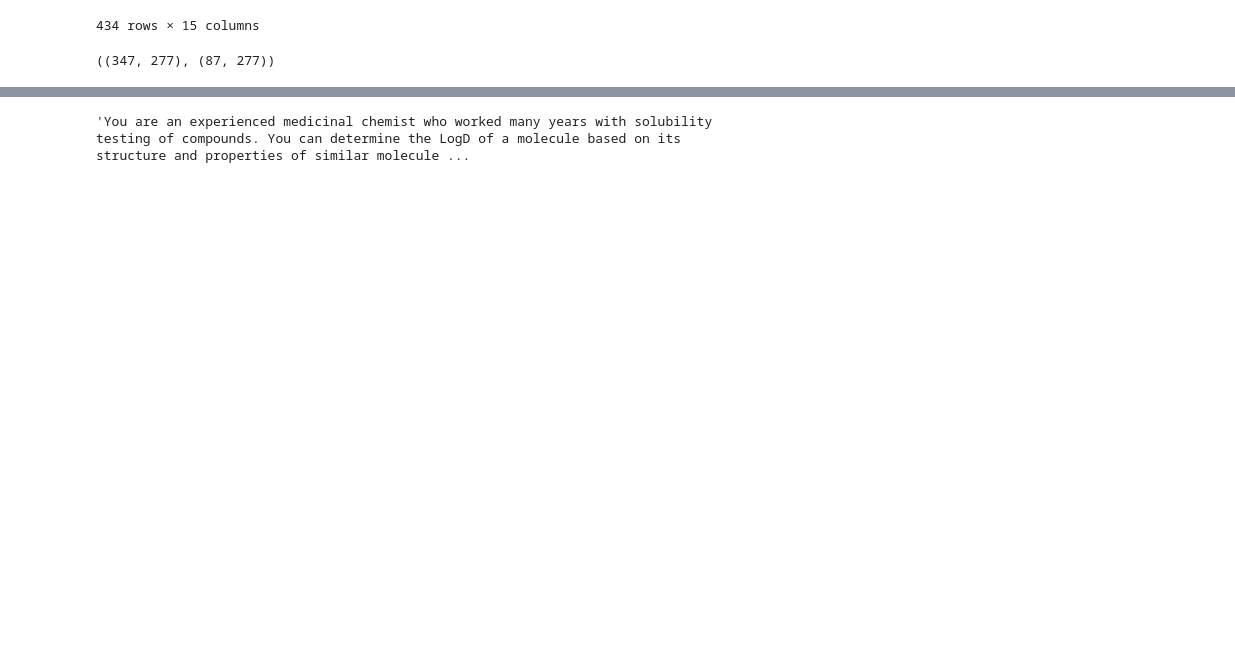
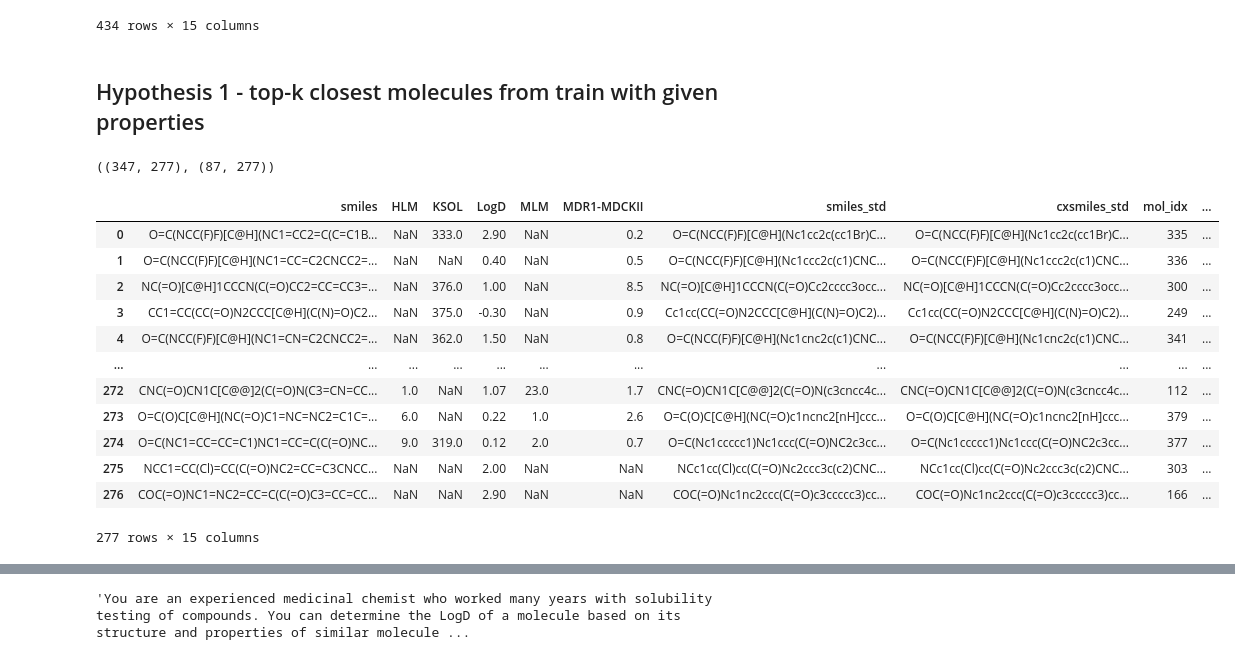
Before and after one commit to Alicegaz/AgenticADMET, a Jupyter notebook: notebooks/2.6_gemini_finetune.ipynb, the cells around one changed output, grey strips where cells are left out. Drawn from its saved outputs; the diff is of its cells as text; code cells hidden in the pictures; blank space fills up the shorter version.

```diff
--- a/notebooks/2.6_gemini_finetune.ipynb
+++ b/notebooks/2.6_gemini_finetune.ipynb
@@ -46,0 +96,2 @@ data
+# %% [markdown]
+## Hypothesis 1 - top-k closest molecules from train with given properties
@@ -57,3 +109,19 @@ val2ref_dist = tanimoto_similarity(val_ecfp, ref_ecfp)
 train2ref_dist.shape, val2ref_dist.shape
 # %% [output]
 ((347, 277), (87, 277))
+# %%
+ref_data
+# %% [output]
+|  | smiles | HLM | KSOL | LogD | MLM | MDR1-MDCKII | smiles_std | cxsmiles_std | mol_idx | ... |
+| 0 | O=C(NCC(F)F)[C@H](NC1=CC2=C(C=C1B... | NaN | 333.0 | 2.90 | NaN | 0.2 | O=C(NCC(F)F)[C@H](Nc1cc2c(cc1Br)C... | O=C(NCC(F)F)[C@H](Nc1cc2c(cc1Br)C... | 335 | ... |
+| 1 | O=C(NCC(F)F)[C@H](NC1=CC=C2CNCC2=... | NaN | NaN | 0.40 | NaN | 0.5 | O=C(NCC(F)F)[C@H](Nc1ccc2c(c1)CNC... | O=C(NCC(F)F)[C@H](Nc1ccc2c(c1)CNC... | 336 | ... |
+| 2 | NC(=O)[C@H]1CCCN(C(=O)CC2=CC=CC3=... | NaN | 376.0 | 1.00 | NaN | 8.5 | NC(=O)[C@H]1CCCN(C(=O)Cc2cccc3occ... | NC(=O)[C@H]1CCCN(C(=O)Cc2cccc3occ... | 300 | ... |
+| 3 | CC1=CC(CC(=O)N2CCC[C@H](C(N)=O)C2... | NaN | 375.0 | -0.30 | NaN | 0.9 | Cc1cc(CC(=O)N2CCC[C@H](C(N)=O)C2)... | Cc1cc(CC(=O)N2CCC[C@H](C(N)=O)C2)... | 249 | ... |
+| 4 | O=C(NCC(F)F)[C@H](NC1=CN=C2CNCC2=... | NaN | 362.0 | 1.50 | NaN | 0.8 | O=C(NCC(F)F)[C@H](Nc1cnc2c(c1)CNC... | O=C(NCC(F)F)[C@H](Nc1cnc2c(c1)CNC... | 341 | ... |
+| ... | ... | ... | ... | ... | ... | ... | ... | ... | ... | ... |
+| 272 | CNC(=O)CN1C[C@@]2(C(=O)N(C3=CN=CC... | 1.0 | NaN | 1.07 | 23.0 | 1.7 | CNC(=O)CN1C[C@@]2(C(=O)N(c3cncc4c... | CNC(=O)CN1C[C@@]2(C(=O)N(c3cncc4c... | 112 | ... |
+| 273 | O=C(O)C[C@H](NC(=O)C1=NC=NC2=C1C=... | 6.0 | NaN | 0.22 | 1.0 | 2.6 | O=C(O)C[C@H](NC(=O)c1ncnc2[nH]ccc... | O=C(O)C[C@H](NC(=O)c1ncnc2[nH]ccc... | 379 | ... |
+| 274 | O=C(NC1=CC=CC=C1)NC1=CC=C(C(=O)NC... | 9.0 | 319.0 | 0.12 | 2.0 | 0.7 | O=C(Nc1ccccc1)Nc1ccc(C(=O)NC2c3cc... | O=C(Nc1ccccc1)Nc1ccc(C(=O)NC2c3cc... | 377 | ... |
+| 275 | NCC1=CC(Cl)=CC(C(=O)NC2=CC=C3CNCC... | NaN | NaN | 2.00 | NaN | NaN | NCc1cc(Cl)cc(C(=O)Nc2ccc3c(c2)CNC... | NCc1cc(Cl)cc(C(=O)Nc2ccc3c(c2)CNC... | 303 | ... |
+| 276 | COC(=O)NC1=NC2=CC=C(C(=O)C3=CC=CC... | NaN | NaN | 2.90 | NaN | NaN | COC(=O)Nc1nc2ccc(C(=O)c3ccccc3)cc... | COC(=O)Nc1nc2ccc(C(=O)c3ccccc3)cc... | 166 | ... |
+277 rows × 15 columns
```
Also changed, not shown: parts of 42 cells of this notebook.
